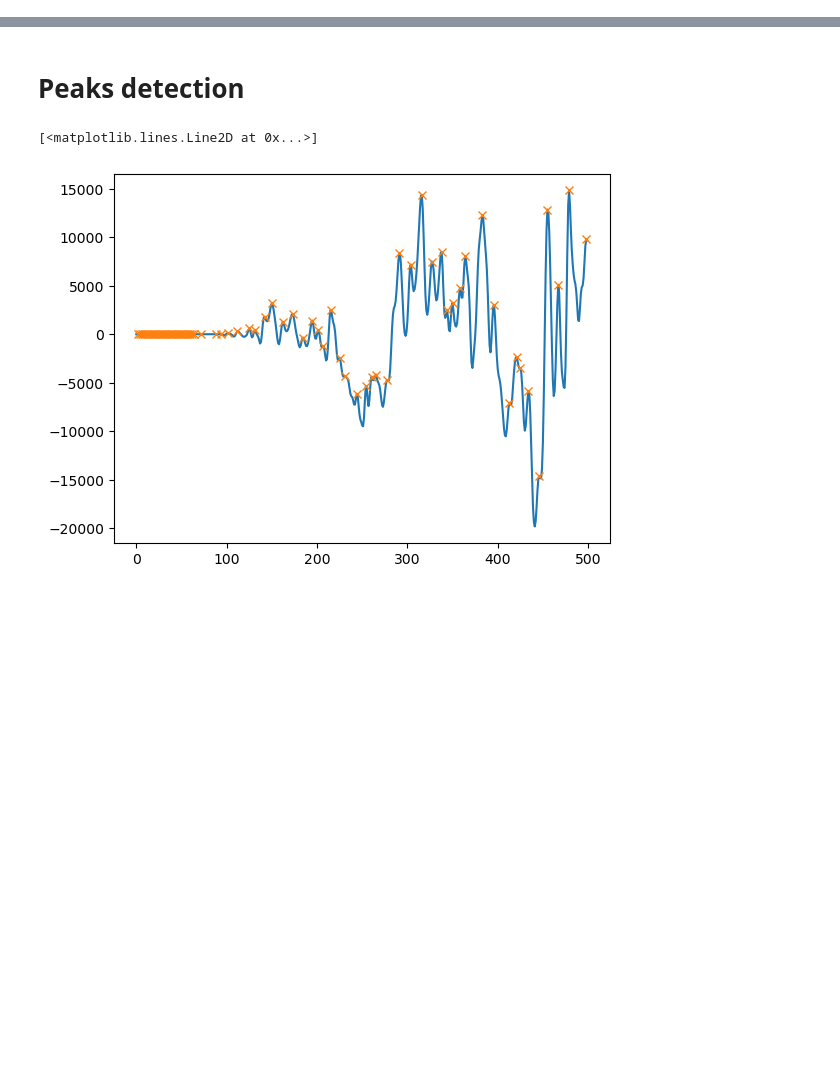
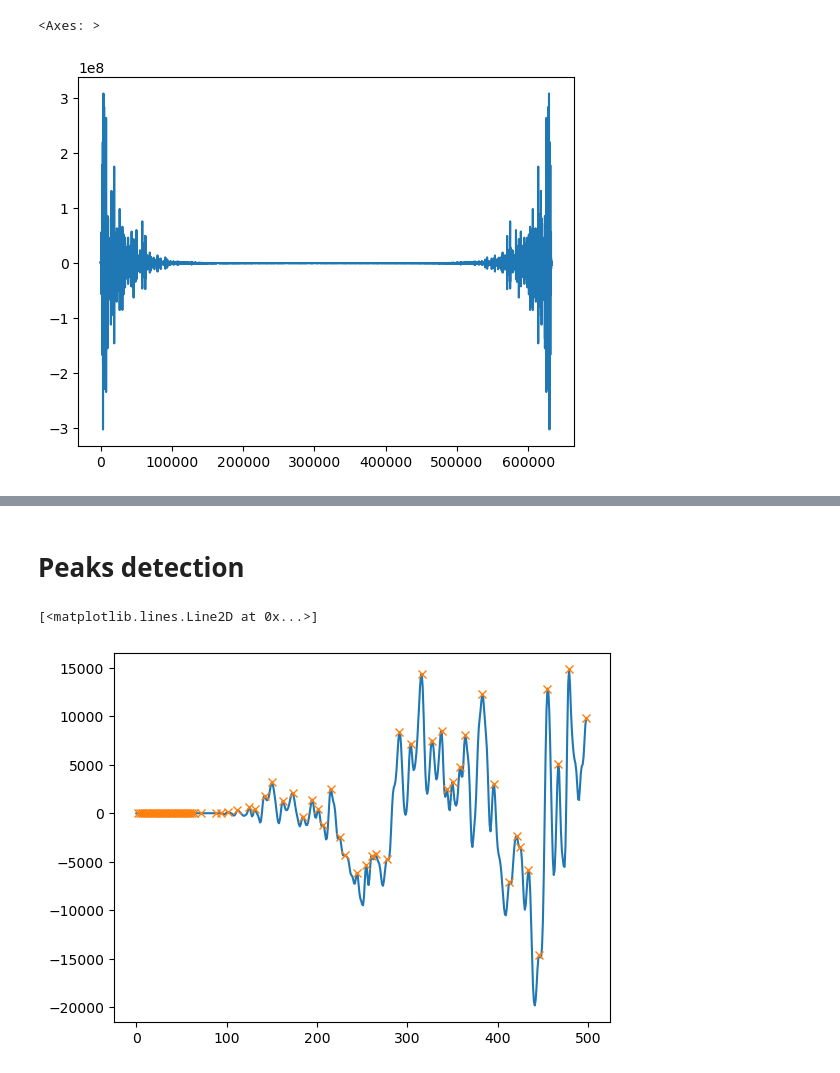
Before and after one commit to brvinfvck/MelodySteg, a Jupyter notebook: docs/Untitled.ipynb, the cells around one changed output, grey strips where cells are left out. Drawn from its saved outputs; the diff is of its cells as text; code cells hidden in the pictures; blank space fills up the shorter version.

```diff
--- a/docs/Untitled.ipynb
+++ b/docs/Untitled.ipynb
@@ -23,0 +35,5 @@ sns.lineplot(y=fft, x=freqs)
+# %%
+sns.lineplot(fft)
+# %% [output]
+<Axes: >
+[figure, added]
```
Also changed, not shown: parts of 25 cells of this notebook, 2 other files.
